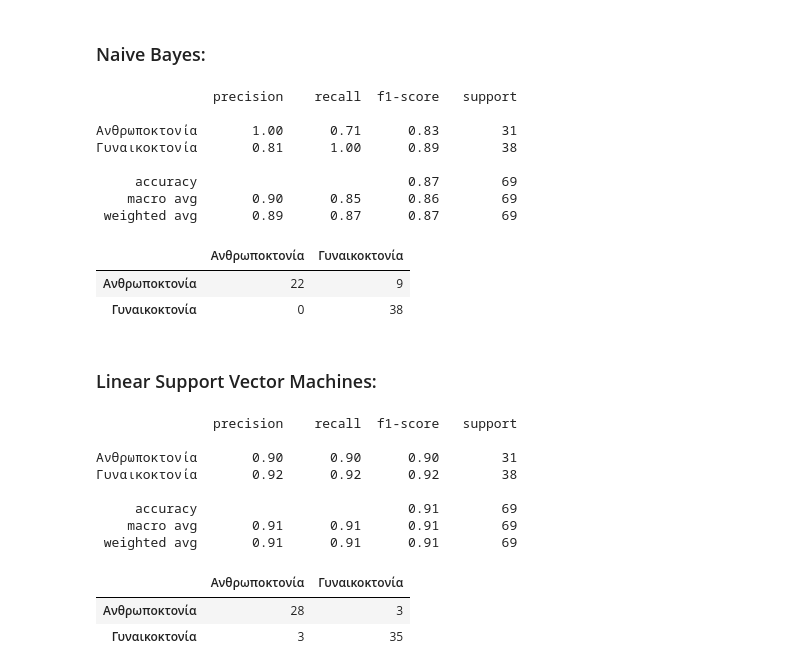
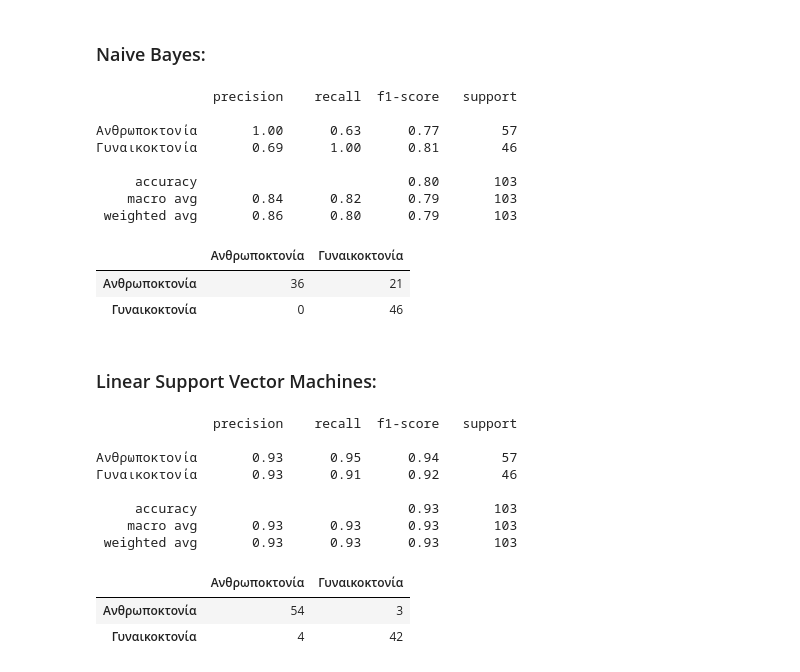
Before and after one commit to openlabathens/article-classification, a Jupyter notebook: article_classification.ipynb, the cells around one changed output. Drawn from its saved outputs; the diff is of its cells as text; code cells hidden in the pictures.

```diff
--- a/article_classification.ipynb
+++ b/article_classification.ipynb
@@ -22,7 +22,7 @@ Import data set:
 pd.options.mode.chained_assignment = None
 
 col_list = ['text', 'class']
-df_full = pd.read_csv('data/data_set.csv', usecols=col_list)
+df_full = pd.read_csv('data/data_set_updated.csv', usecols=col_list)
 df = df_full[['text']]
 
 df["text"] = df["text"].astype(str)
@@ -359,39 +359,39 @@ No. of validatig examples: 69
 # %% [markdown]
 ### Naive Bayes:
 # %%
-text_clf = Pipeline([
+text_clf_NB = Pipeline([
     ('vect', CountVectorizer()),
     ('tfidf', TfidfTransformer()),
     ('clf', MultinomialNB()),
 ])
 
-text_clf.fit(X_train, y_train)
+text_clf_NB.fit(X_train, y_train)
 
-predicted = text_clf.predict(X_val)
+predicted = text_clf_NB.predict(X_val)
 np.mean(predicted == y_val)
 
 print(metrics.classification_report(y_val, predicted))
 
-cfmtx = pd.DataFrame(metrics.confusion_matrix(y_val, predicted), index=[
+cfmtx_NB = pd.DataFrame(metrics.confusion_matrix(y_val, predicted), index=[
                      'Ανθρωποκτονία', 'Γυναικοκτονία'], columns=['Ανθρωποκτονία', 'Γυναικοκτονία'])
 
-cfmtx
+cfmtx_NB
 # %% [output]
                precision    recall  f1-score   support
 
-Ανθρωποκτονία       1.00      0.71      0.83        31
-Γυναικοκτονία       0.81      1.00      0.89        38
+Ανθρωποκτονία       1.00      0.63      0.77        57
+Γυναικοκτονία       0.69      1.00      0.81        46
 
-     accuracy                           0.87        69
-    macro avg       0.90      0.85      0.86        69
- weighted avg       0.89      0.87      0.87        69
+     accuracy                           0.80       103
+    macro avg       0.84      0.82      0.79       103
+ weighted avg       0.86      0.80      0.79       103
 |  | Ανθρωποκτονία | Γυναικοκτονία |
-| Ανθρωποκτονία | 22 | 9 |
-| Γυναικοκτονία | 0 | 38 |
+| Ανθρωποκτονία | 36 | 21 |
+| Γυναικοκτονία | 0 | 46 |
 # %% [markdown]
 ### Linear Support Vector Machines:
 # %%
-text_clf = Pipeline([
+text_clf_SVM = Pipeline([
     ('vect', CountVectorizer()),
     ('tfidf', TfidfTransformer()),
     ('clf', SGDClassifier(loss='hinge', penalty='l2',
@@ -399,26 +399,26 @@ text_clf = Pipeline([
                           max_iter=5, tol=None)),
 ])
 
-text_clf.fit(X_train, y_train)
+text_clf_SVM.fit(X_train, y_train)
 
-predicted = text_clf.predict(X_val)
+predicted = text_clf_SVM.predict(X_val)
 np.mean(predicted == y_val)
 
 print(metrics.classification_report(y_val, predicted))
 
-cfmtx = pd.DataFrame(metrics.confusion_matrix(y_val, predicted), index=[
+cfmtx_SVM = pd.DataFrame(metrics.confusion_matrix(y_val, predicted), index=[
                      'Ανθρωποκτονία', 'Γυναικοκτονία'], columns=['Ανθρωποκτονία', 'Γυναικοκτονία'])
 
-cfmtx
+cfmtx_SVM
 # %% [output]
                precision    recall  f1-score   support
 
-Ανθρωποκτονία       0.90      0.90      0.90        31
-Γυναικοκτονία       0.92      0.92      0.92        38
+Ανθρωποκτονία       0.93      0.95      0.94        57
+Γυναικοκτονία       0.93      0.91      0.92        46
 
-     accuracy                           0.91        69
-    macro avg       0.91      0.91      0.91        69
- weighted avg       0.91      0.91      0.91        69
+     accuracy                           0.93       103
+    macro avg       0.93      0.93      0.93       103
+ weighted avg       0.93      0.93      0.93       103
 |  | Ανθρωποκτονία | Γυναικοκτονία |
-| Ανθρωποκτονία | 28 | 3 |
-| Γυναικοκτονία | 3 | 35 |
+| Ανθρωποκτονία | 54 | 3 |
+| Γυναικοκτονία | 4 | 42 |
```
Also changed, not shown: parts of 15 cells of this notebook, 1 other file.
